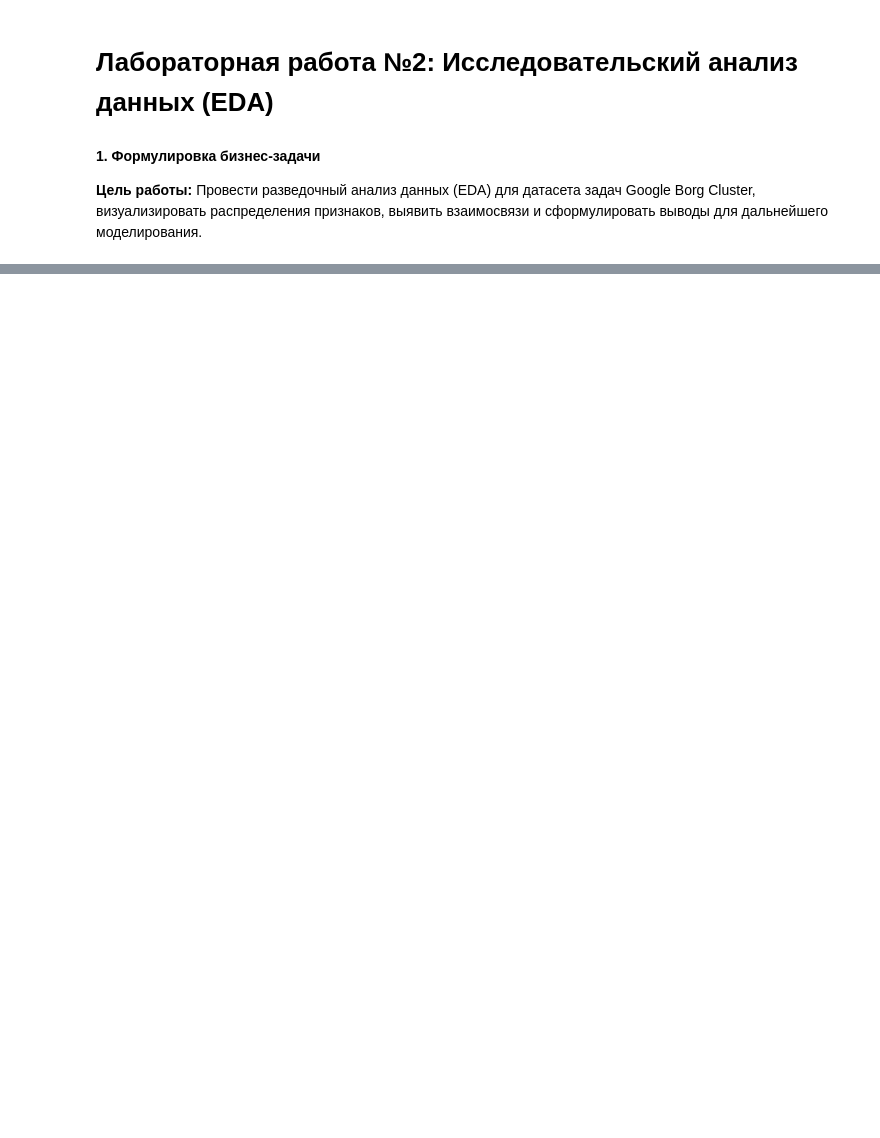
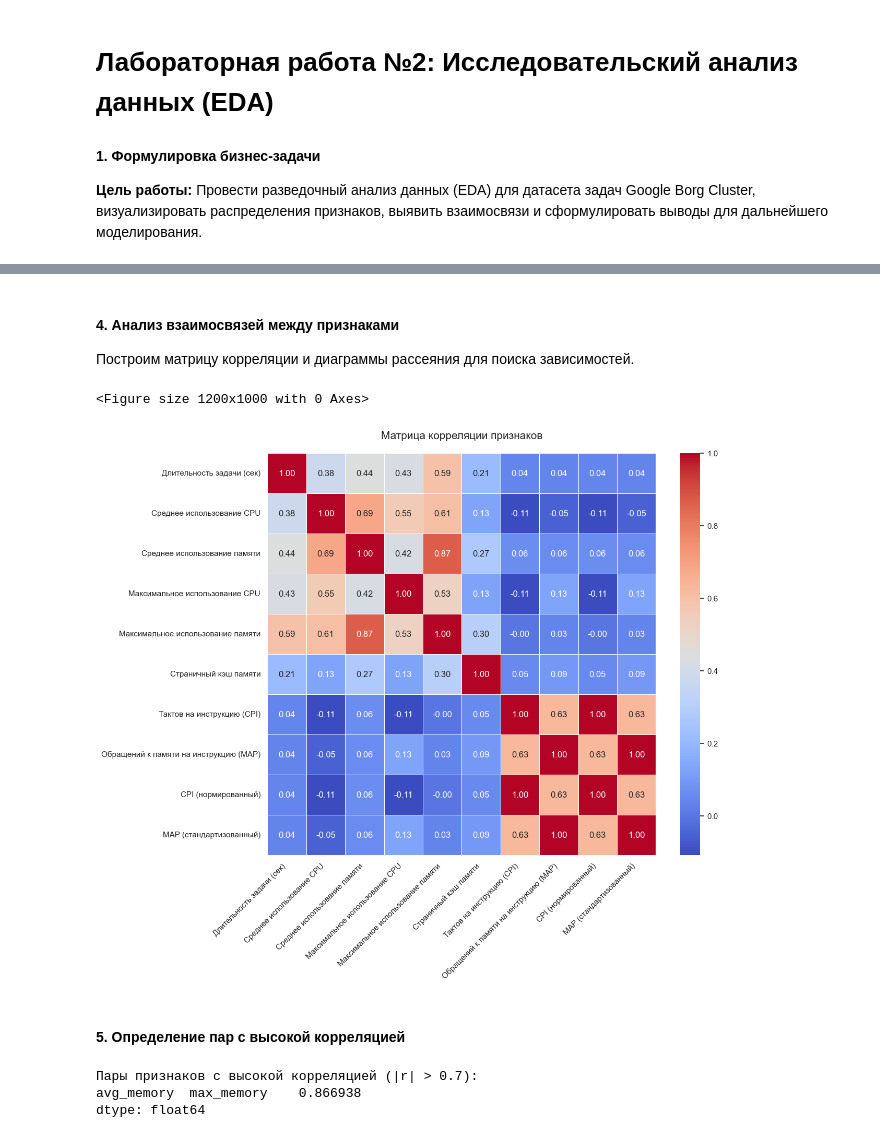
Before and after one commit to Ainur-Makhmutov/MAD-LABs, a Jupyter notebook: 2_laba.ipynb, the cells around one changed output, grey strips where cells are left out. Cells and saved outputs as stored; diff of their text form; code cells hidden in the pictures; blank space fills up the shorter version.

```diff
--- a/2_laba.ipynb
+++ b/2_laba.ipynb
@@ -25,0 +112,36 @@ sns.set_theme(style="whitegrid")
+# %% [markdown]
+#### __4. Анализ взаимосвязей между признаками__
+Построим матрицу корреляции и диаграммы рассеяния для поиска зависимостей.
+# %%
+plt.figure(figsize=(12, 10))
+
+numeric_df = df[['duration', 'avg_cpus', 'avg_memory', 'max_cpus', 'max_memory',
+                    'page_cache_memory', 'cycles_per_instruction',
+                    'memory_accesses_per_instruction', 'cycles_per_instruction_norm',
+                    'memory_accesses_per_instruction_std']]
+corr_matrix = numeric_df.corr()
+
+labels_rus = [rus_names.get(col, col) for col in corr_matrix.columns]
+
+#Строим тепловую карту
+plt.figure(figsize=(12, 10))
+sns.heatmap(corr_matrix, annot=True, cmap='coolwarm', fmt='.2f', linewidths=0.5, xticklabels=labels_rus, yticklabels=labels_rus)
+plt.title('Матрица корреляции признаков', fontsize=15, pad=20)
+plt.xticks(rotation=45, ha='right')
+plt.show()
+# %% [output]
+<Figure size 1200x1000 with 0 Axes>
+[figure, added]
+# %% [markdown]
+#### __5. Определение пар с высокой корреляцией__
+# %%
+# Определение пар с высокой корреляцией
+print("Пары признаков с высокой корреляцией (|r| > 0.7):")
+corr_unstacked = corr_matrix.unstack().sort_values(ascending=False)
+# Убираем корреляцию признака самого с собой (1.0) и дубликаты
+high_corr = corr_unstacked[(abs(corr_unstacked) > 0.7) & (abs(corr_unstacked) < 1.0)]
+print(high_corr.drop_duplicates())
+# %% [output]
+Пары признаков с высокой корреляцией (|r| > 0.7):
+avg_memory  max_memory    0.866938
+dtype: float64
```
Also changed, not shown: parts of 7 cells of this notebook.
